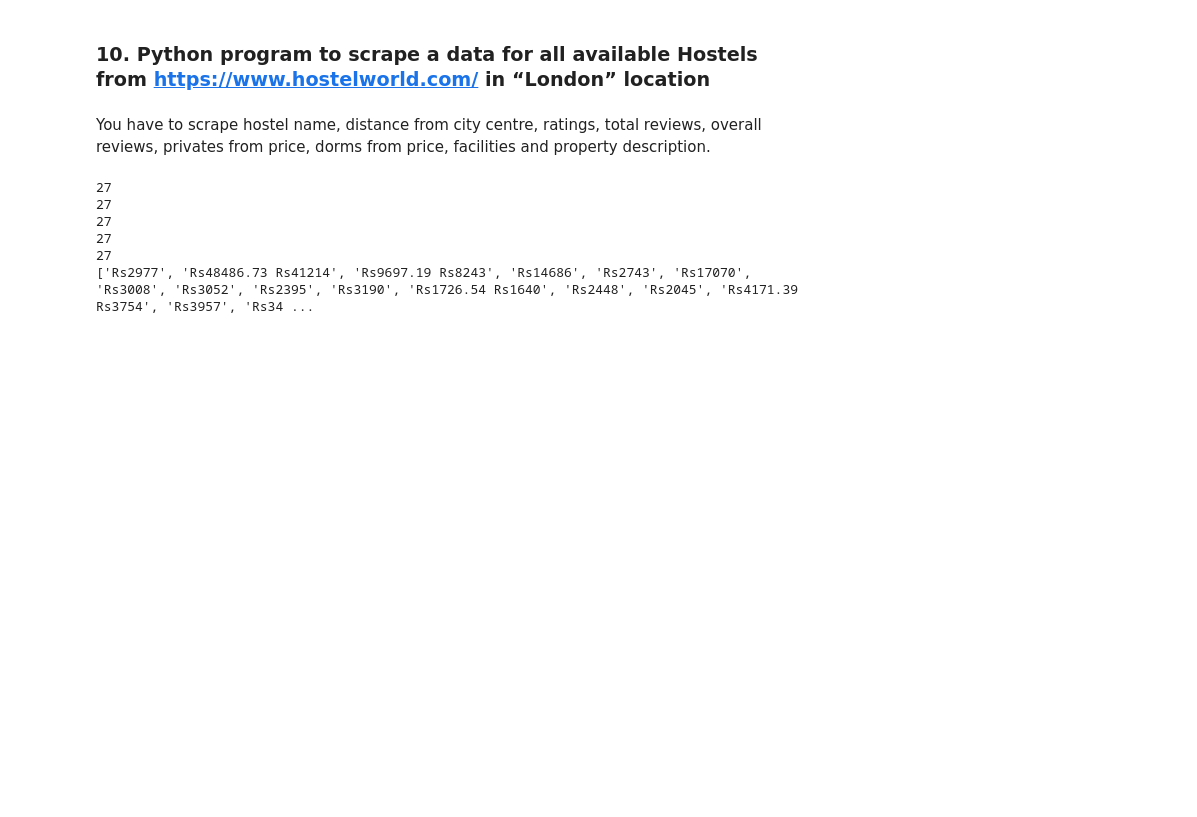
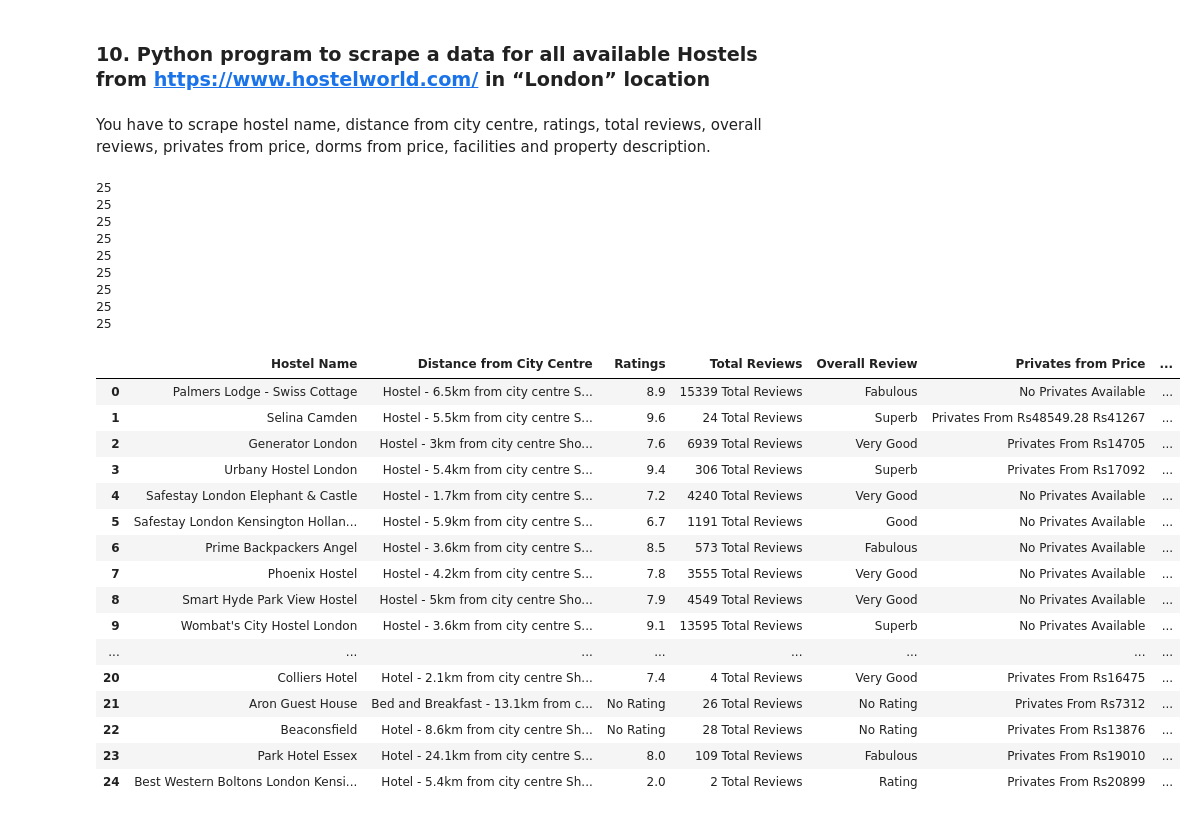
Before and after one commit to vsteffin/Internship, a Jupyter notebook: Web Scraping Assignment - 3/WEB SCRAPING-ASSIGNMENT 3.ipynb, the cells around one changed output. Drawn from its saved outputs; the diff is of its cells as text; code cells hidden in the pictures; blank space fills up the shorter version.

```diff
--- a/Web Scraping Assignment - 3/WEB SCRAPING-ASSIGNMENT 3.ipynb
+++ b/Web Scraping Assignment - 3/WEB SCRAPING-ASSIGNMENT 3.ipynb
@@ -1241,39 +1241,90 @@ facilities_list = []
 propoerty_desc = []
 
 
 hostel_tags = driver.find_elements_by_css_selector("div.title-row > h2 > a")
 for host in hostel_tags:
     hostel_name.append(host.text)
 print(len(hostel_name))
 
 distance_tags = driver.find_elements_by_xpath("//div[@data-v-38030316]/div[@class = 'subtitle body-3']")
 for dist in distance_tags:
     distance.append(dist.text)
 print(len(distance))
 
 rating_tags = driver.find_elements_by_xpath("//div[@class = 'rating rating-summary-container big']/div[1]")
 for rating in rating_tags:
     ratings.append(rating.text[:9])
 print(len(ratings))
 
 review_tags = driver.find_elements_by_xpath("//div[@class = 'rating rating-summary-container big']/div/div[2]")
 for review in review_tags:
     total_review.append(review.text)
 print(len(total_review))
 
 overall_tags = driver.find_elements_by_xpath("//div[@class = 'rating rating-summary-container big']/div/div[1]")
 for over in overall_tags:
     overall_review.append(over.text)
 print(len(overall_review))
 
-private_tags = driver.find_elements_by_xpath("//a[@class = 'prices']/div/div")
+private_tags = driver.find_elements_by_xpath("//div[@class = 'prices-col']/a/div[1]")
 for private in private_tags:
-    private_price.append(private.text)
-print(((private_price)))
+    private_price.append(private.text.replace("\n"," "))
+print(len(private_price))
+
+dorms_tags = driver.find_elements_by_xpath("//div[@class = 'prices-col']/a/div[2]")
+for dorm in dorms_tags:
+    dorms_price.append(dorm.text.replace("\n"," "))
+print(len(dorms_price))
+
+facility_tags = driver.find_elements_by_xpath("//div[@class = 'facilities-label facilities']")
+for f in facility_tags:
+    facilities_list.append(f.text.replace("\n",","))
+print(len(facilities_list))
+
+property_tags = driver.find_elements_by_xpath("//div[@class = 'rating-factors prop-card-tablet rating-factors small']")
+for prop in property_tags:
+    propoerty_desc.append(prop.text.replace("\n",","))
+print(len(propoerty_desc))
+
+
+
+
+hostel_world = pd.DataFrame({})
+hostel_world['Hostel Name'] = hostel_name
+hostel_world['Distance from City Centre'] = distance
+hostel_world['Ratings'] = ratings
+hostel_world['Total Reviews'] = total_review
+hostel_world['Overall Review'] = overall_review
+hostel_world['Privates from Price'] = private_price
+hostel_world['Dorms from Price'] = dorms_price
+hostel_world['Facilities'] = facilities_list
+hostel_world['Property Description'] = propoerty_desc
+
+hostel_world
 # %% [output]
-27
-27
-27
-27
-27
-['Rs2977', 'Rs48486.73 Rs41214', 'Rs9697.19 Rs8243', 'Rs14686', 'Rs2743', 'Rs17070', 'Rs3008', 'Rs3052', 'Rs2395', 'Rs3190', 'Rs1726.54 Rs1640', 'Rs2448', 'Rs2045', 'Rs4171.39 Rs3754', 'Rs3957', 'Rs34 ...
+25
+25
+25
+25
+25
+25
+25
+25
+25
+|  | Hostel Name | Distance from City Centre | Ratings | Total Reviews | Overall Review | Privates from Price | ... |
+| 0 | Palmers Lodge - Swiss Cottage | Hostel - 6.5km from city centre S... | 8.9 | 15339 Total Reviews | Fabulous | No Privates Available | ... |
+| 1 | Selina Camden | Hostel - 5.5km from city centre S... | 9.6 | 24 Total Reviews | Superb | Privates From Rs48549.28 Rs41267 | ... |
+| 2 | Generator London | Hostel - 3km from city centre Sho... | 7.6 | 6939 Total Reviews | Very Good | Privates From Rs14705 | ... |
+| 3 | Urbany Hostel London | Hostel - 5.4km from city centre S... | 9.4 | 306 Total Reviews | Superb | Privates From Rs17092 | ... |
+| 4 | Safestay London Elephant & Castle | Hostel - 1.7km from city centre S... | 7.2 | 4240 Total Reviews | Very Good | No Privates Available | ... |
+| 5 | Safestay London Kensington Hollan... | Hostel - 5.9km from city centre S... | 6.7 | 1191 Total Reviews | Good | No Privates Available | ... |
+| 6 | Prime Backpackers Angel | Hostel - 3.6km from city centre S... | 8.5 | 573 Total Reviews | Fabulous | No Privates Available | ... |
+| 7 | Phoenix Hostel | Hostel - 4.2km from city centre S... | 7.8 | 3555 Total Reviews | Very Good | No Privates Available | ... |
+| 8 | Smart Hyde Park View Hostel | Hostel - 5km from city centre Sho... | 7.9 | 4549 Total Reviews | Very Good | No Privates Available | ... |
+| 9 | Wombat's City Hostel London | Hostel - 3.6km from city centre S... | 9.1 | 13595 Total Reviews | Superb | No Privates Available | ... |
+| ... | ... | ... | ... | ... | ... | ... | ... |
+| 20 | Colliers Hotel | Hotel - 2.1km from city centre Sh... | 7.4 | 4 Total Reviews | Very Good | Privates From Rs16475 | ... |
+| 21 | Aron Guest House | Bed and Breakfast - 13.1km from c... | No Rating | 26 Total Reviews | No Rating | Privates From Rs7312 | ... |
+| 22 | Beaconsfield | Hotel - 8.6km from city centre Sh... | No Rating | 28 Total Reviews | No Rating | Privates From Rs13876 | ... |
+| 23 | Park Hotel Essex | Hotel - 24.1km from city centre S... | 8.0 | 109 Total Reviews | Fabulous | Privates From Rs19010 | ... |
+| 24 | Best Western Boltons London Kensi... | Hotel - 5.4km from city centre Sh... | 2.0 | 2 Total Reviews | Rating | Privates From Rs20899 | ... |
```
Also changed, not shown: parts of 1 cell of this notebook.
